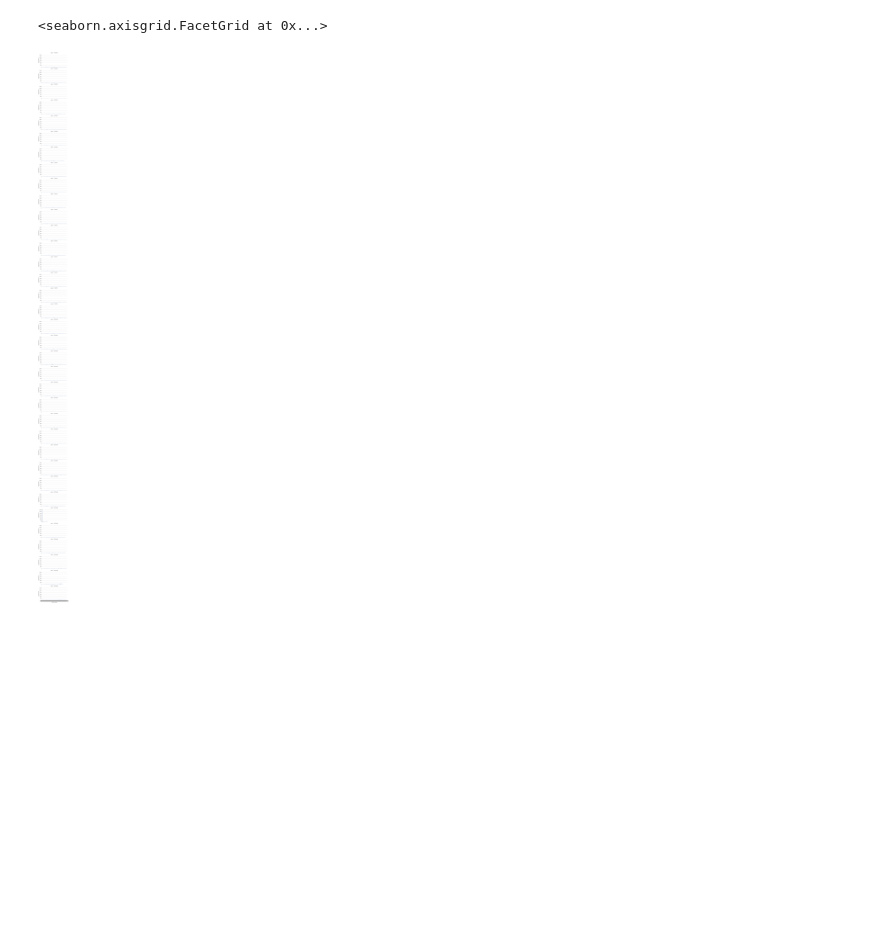
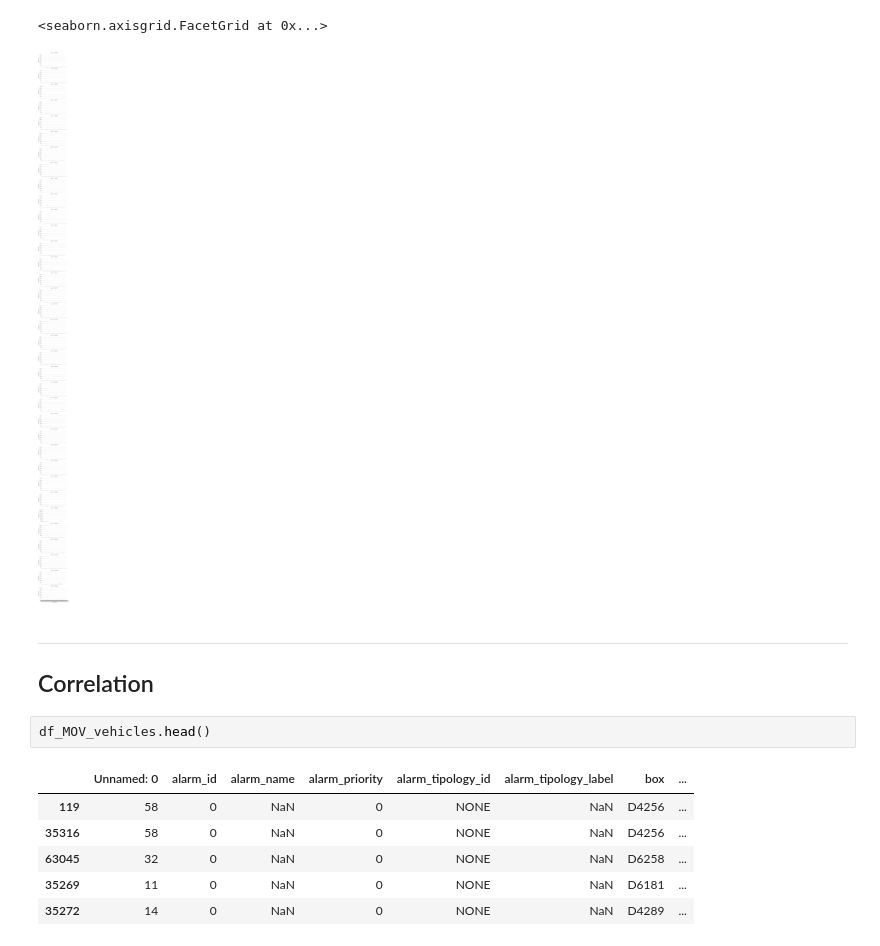
Before and after one commit to antonioalbanese/ai4trucks, a Jupyter notebook: Movimatica.ipynb, the cells around one changed output. Cells and saved outputs as stored; diff of their text form; blank space fills up the shorter version.

```diff
--- a/Movimatica.ipynb
+++ b/Movimatica.ipynb
@@ -152,4 +180,14 @@ g.map(sns.barplot, "position_date", "engineHours")
 <seaborn.axisgrid.FacetGrid at 0x...>
 [figure]
 # %% [markdown]
-##
+---
+## Correlation
+# %%
+df_MOV_vehicles.head()
+# %% [output]
+|  | Unnamed: 0 | alarm_id | alarm_name | alarm_priority | alarm_tipology_id | alarm_tipology_label | box | ... |
+| 119 | 58 | 0 | NaN | 0 | NONE | NaN | D4256 | ... |
+| 35316 | 58 | 0 | NaN | 0 | NONE | NaN | D4256 | ... |
+| 63045 | 32 | 0 | NaN | 0 | NONE | NaN | D6258 | ... |
+| 35269 | 11 | 0 | NaN | 0 | NONE | NaN | D6181 | ... |
+| 35272 | 14 | 0 | NaN | 0 | NONE | NaN | D4289 | ... |
```
Also changed, not shown: parts of 16 cells of this notebook, 2 other files.
